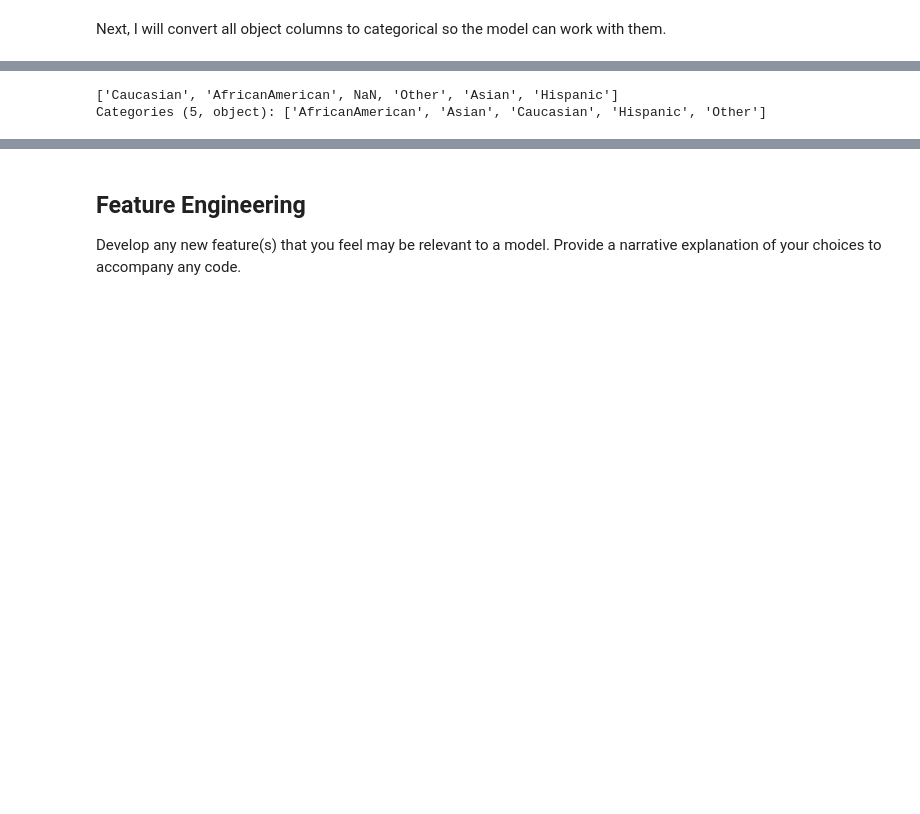
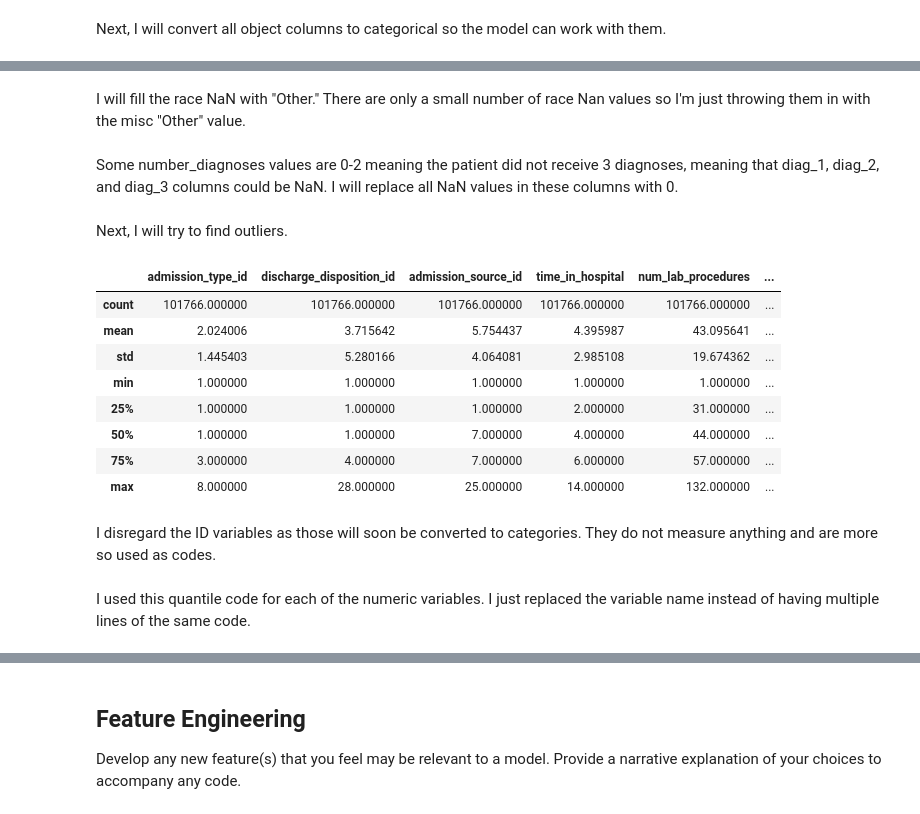
Before and after one commit to tsal4/data2000_labs, a Jupyter notebook: exams/sp2026-midterm.ipynb, the cells around one changed output, grey strips where cells are left out. Cells and saved outputs as stored; diff of their text form; code cells hidden in the pictures; blank space fills up the shorter version.

```diff
--- a/exams/sp2026-midterm.ipynb
+++ b/exams/sp2026-midterm.ipynb
@@ -145,5 +133,5 @@ Weight is 97% missing. Also payer coder and medical speciality seem irrelevant t
 # %%
-data = data.drop(['weight', 'payer_code', 'medical_specialty'], axis=1)
+data = data.drop(['weight', 'payer_code', 'medical_specialty', 'max_glu_serum', 'A1Cresult'], axis=1)
 # %% [markdown]
 Next, I will convert all object columns to categorical so the model can work with them.
 # %%
@@ -175,5 +167,27 @@ Now I need to take care of Nan values. I will handle each column differently.
+# %% [markdown]
+I will fill the race NaN with "Other." There are only a small number of race Nan values so I'm just throwing them in with the misc "Other" value.
 # %%
-data['race'] = data['race'].fillna("none")
+data['race'] = data['race'].fillna("Other")
-# %% [output]
-['Caucasian', 'AfricanAmerican', NaN, 'Other', 'Asian', 'Hispanic']
-Categories (5, object): ['AfricanAmerican', 'Asian', 'Caucasian', 'Hispanic', 'Other']
+# %% [markdown]
+Some number_diagnoses values are 0-2 meaning the patient did not receive 3 diagnoses, meaning that diag_1, diag_2, and diag_3 columns could be NaN. I will replace all NaN values in these columns with 0.
+# %%
+cols = ['diag_1', 'diag_2', 'diag_3']
+data[cols] = data[cols].fillna('0')
+# %% [markdown]
+Next, I will try to find outliers.
+# %%
+data.describe()
+# %% [output]
+|  | admission_type_id | discharge_disposition_id | admission_source_id | time_in_hospital | num_lab_procedures | ... |
+| count | 101766.000000 | 101766.000000 | 101766.000000 | 101766.000000 | 101766.000000 | ... |
+| mean | 2.024006 | 3.715642 | 5.754437 | 4.395987 | 43.095641 | ... |
+| std | 1.445403 | 5.280166 | 4.064081 | 2.985108 | 19.674362 | ... |
+| min | 1.000000 | 1.000000 | 1.000000 | 1.000000 | 1.000000 | ... |
+| 25% | 1.000000 | 1.000000 | 1.000000 | 2.000000 | 31.000000 | ... |
+| 50% | 1.000000 | 1.000000 | 7.000000 | 4.000000 | 44.000000 | ... |
+| 75% | 3.000000 | 4.000000 | 7.000000 | 6.000000 | 57.000000 | ... |
+| max | 8.000000 | 28.000000 | 25.000000 | 14.000000 | 132.000000 | ... |
+# %% [markdown]
+I disregard the ID variables as those will soon be converted to categories. They do not measure anything and are more so used as codes.
+# %% [markdown]
+I used this quantile code for each of the numeric variables. I just replaced the variable name instead of having multiple lines of the same code.
```
Also changed, not shown: parts of 12 cells of this notebook.
